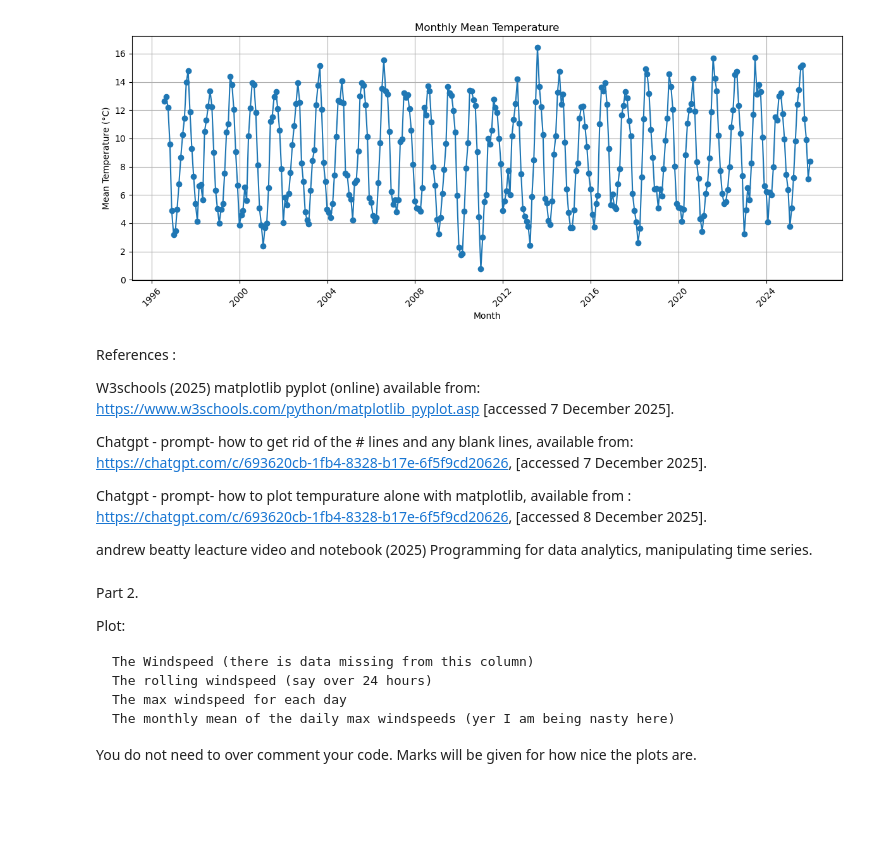
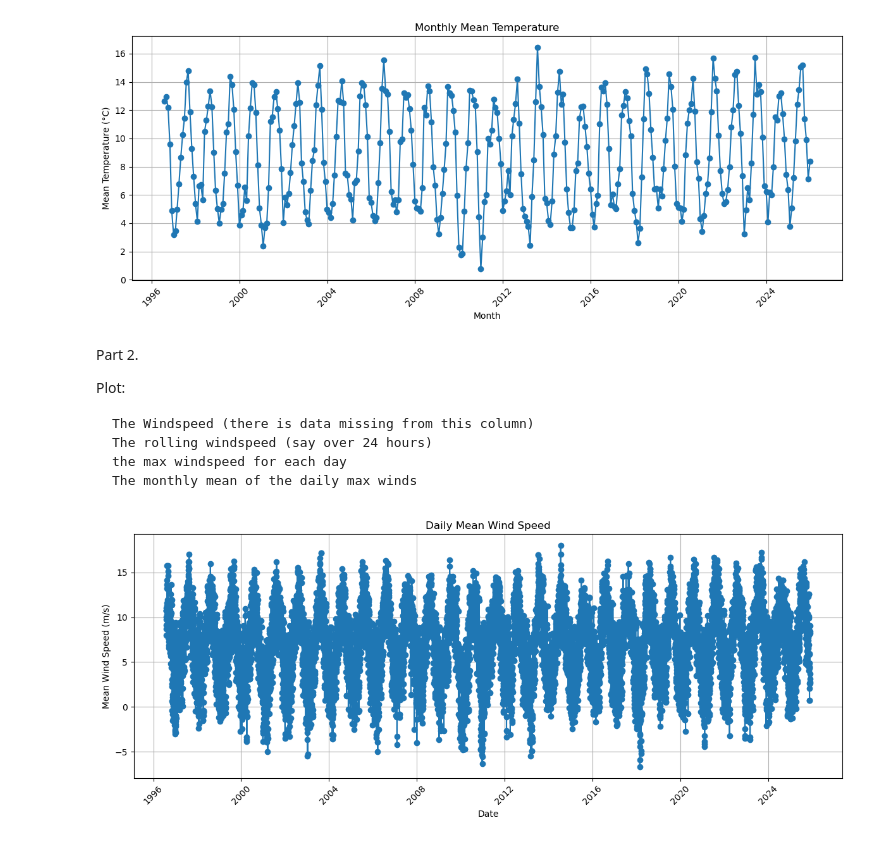
Before and after one commit to CherylClarke/PROGRAMMING-FOR-DATA-ANALYTICS, a Jupyter notebook: assignment/assignment-6-Weather.ipynb, the cells around one changed output. Cells and saved outputs as stored; diff of their text form; code cells hidden in the pictures; blank space fills up the shorter version.

Commit message:
part 2 and references

```diff
--- a/assignment/assignment-6-Weather.ipynb
+++ b/assignment/assignment-6-Weather.ipynb
@@ -189,17 +189,6 @@ plt.tight_layout()
 plt.show()
 # %% [output]
 [figure]
-# %% [markdown]
- References :
-
- W3schools (2025) matplotlib pyplot (online) available from:  https://www.w3schools.com/python/matplotlib_pyplot.asp
- [accessed 7 December 2025].
-
- Chatgpt - prompt- how to get rid of the # lines and any blank lines, available from: https://chatgpt.com/c/693620cb-1fb4-8328-b17e-6f5f9cd20626, [accessed 7 December 2025].
-
- Chatgpt - prompt- how to plot tempurature alone with matplotlib, available from : https://chatgpt.com/c/693620cb-1fb4-8328-b17e-6f5f9cd20626, [accessed 8 December 2025].
-
- andrew beatty leacture video and notebook  (2025) Programming for data analytics,  manipulating time series.
 # %% [markdown]
 Part 2.
 
@@ -207,7 +196,41 @@ Plot:
 
     The Windspeed (there is data missing from this column)
     The rolling windspeed (say over 24 hours)
-    The max windspeed for each day
-    The monthly mean of the daily max windspeeds (yer I am being nasty here)
-
-You do not need to over comment your code. Marks will be given for how nice the plots are.
+    the max windspeed for each day
+    The monthly mean of the daily max winds
+# %%
+## The Windspeed
+
+
+import pandas as pd
+import matplotlib.pyplot as plt
+
+# Load data
+df = pd.read_csv("https://cli.fusio.net/cli/climate_data/webdata/hly4935.csv", skiprows=25, header=None)
+
+# Assign column names
+df.columns = [
+    "datetime", "col1", "col2", "col3", "temp", "col5", "dewpt",
+    "wind_speed", "col9", "col10", "msl", "col12", "col13", "col14",
+    "col15", "col16", "col17", "col18", "col19", "col20", "col21"
+]
+
+# Convert datetime
+df["datetime"] = pd.to_datetime(df["datetime"])
+df.set_index("datetime", inplace=True)
+
+# Compute daily mean wind speed
+daily_wind_mean = df["wind_speed"].resample("D").mean()
+# %%
+# Plot
+plt.figure(figsize=(12,5))
+plt.plot(daily_wind_mean.index, daily_wind_mean.values, marker='o', linestyle='-')
+plt.xlabel("Date")
+plt.ylabel("Mean Wind Speed (m/s)")
+plt.title("Daily Mean Wind Speed")
+plt.grid(True)
+plt.xticks(rotation=45)
+plt.tight_layout()
+plt.show()
+# %% [output]
+[figure, added]
```
Also changed, not shown: parts of 4 cells of this notebook.
